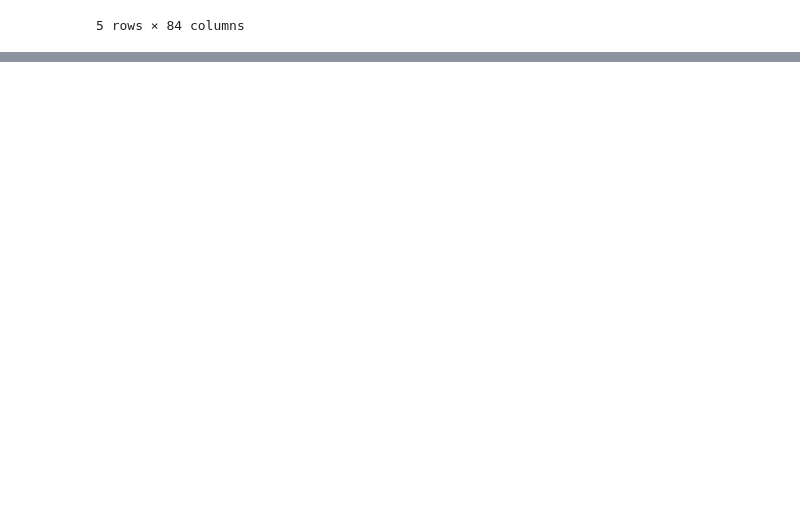
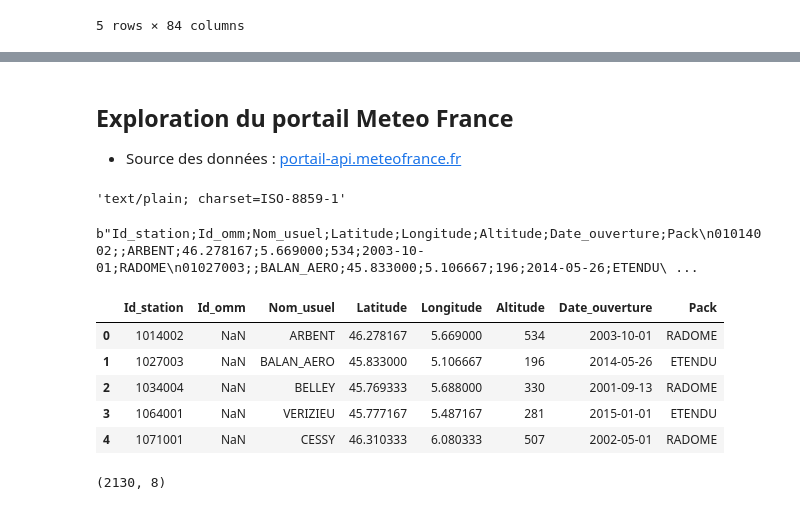
Before and after one commit to 64FC/DFG_Potentiel_Scolaire, a Jupyter notebook: DFG_Potentiel_Scolaire_exploration.ipynb, the cells around one changed output, grey strips where cells are left out. Drawn from its saved outputs; the diff is of its cells as text; code cells hidden in the pictures; blank space fills up the shorter version.

```diff
--- a/DFG_Potentiel_Scolaire_exploration.ipynb
+++ b/DFG_Potentiel_Scolaire_exploration.ipynb
@@ -1496,0 +1645,3 @@ gdf.head()
+# %% [markdown]
+## Exploration du portail Meteo France
+* Source des données : [portail-api.meteofrance.fr](https://portail-api.meteofrance.fr/web/fr/)
@@ -1496,0 +1654,50 @@ gdf.head()
+# %%
+# Commencer par générer le OAuth token sur le site Meteo France
+
+# Définition de l'url qui contient les données
+url = 'https://public-api.meteofrance.fr/public/DPObs/v1/liste-stations'
+
+# OAuth token
+oauth_token = userdata.get('MeteoFrance_api_key')
+
+# Ajout dans le header
+headers = {
+    'Authorization': f'Bearer {oauth_token}'
+}
+# %%
+# Récupération des données
+response = requests.get(url, headers=headers)
+
+# Vérification de la bonne récupération
+#if response.status_code == 200:
+#  data = response.json()
+#  print("Données disponibles !\n")
+#  # Création du jeu de données
+#  df = pd.DataFrame(data)
+#  print(f"Le dataframe contient {df.shape[0]} lignes et {df.shape[1]} colonnes.")
+#else:
+#  print(f"Erreur: {response.status_code}")
+# %%
+response.headers['Content-Type']
+# %% [output]
+'text/plain; charset=ISO-8859-1'
+# %%
+response.content
+# %% [output]
+b"Id_station;Id_omm;Nom_usuel;Latitude;Longitude;Altitude;Date_ouverture;Pack\n01014002;;ARBENT;46.278167;5.669000;534;2003-10-01;RADOME\n01027003;;BALAN_AERO;45.833000;5.106667;196;2014-05-26;ETENDU\ ...
+# %%
+file_content = BytesIO(response.content)
+data = pd.read_csv(file_content, delimiter=';', encoding='ISO-8859-1')
+# %%
+data.head()
+# %% [output]
+|  | Id_station | Id_omm | Nom_usuel | Latitude | Longitude | Altitude | Date_ouverture | Pack |
+| 0 | 1014002 | NaN | ARBENT | 46.278167 | 5.669000 | 534 | 2003-10-01 | RADOME |
+| 1 | 1027003 | NaN | BALAN_AERO | 45.833000 | 5.106667 | 196 | 2014-05-26 | ETENDU |
+| 2 | 1034004 | NaN | BELLEY | 45.769333 | 5.688000 | 330 | 2001-09-13 | RADOME |
+| 3 | 1064001 | NaN | VERIZIEU | 45.777167 | 5.487167 | 281 | 2015-01-01 | ETENDU |
+| 4 | 1071001 | NaN | CESSY | 46.310333 | 6.080333 | 507 | 2002-05-01 | RADOME |
+# %%
+data.shape
+# %% [output]
+(2130, 8)
```
Also changed, not shown: parts of 22 cells of this notebook.
